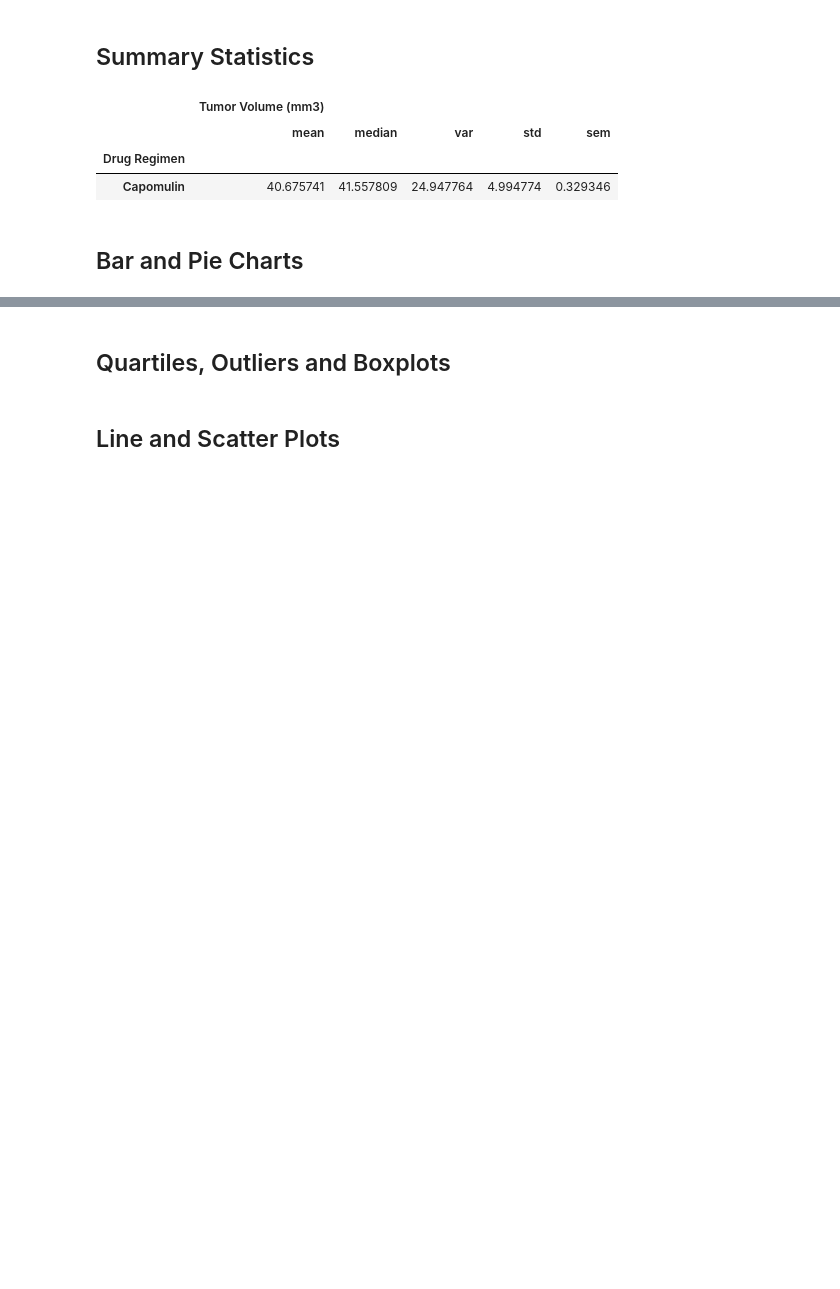
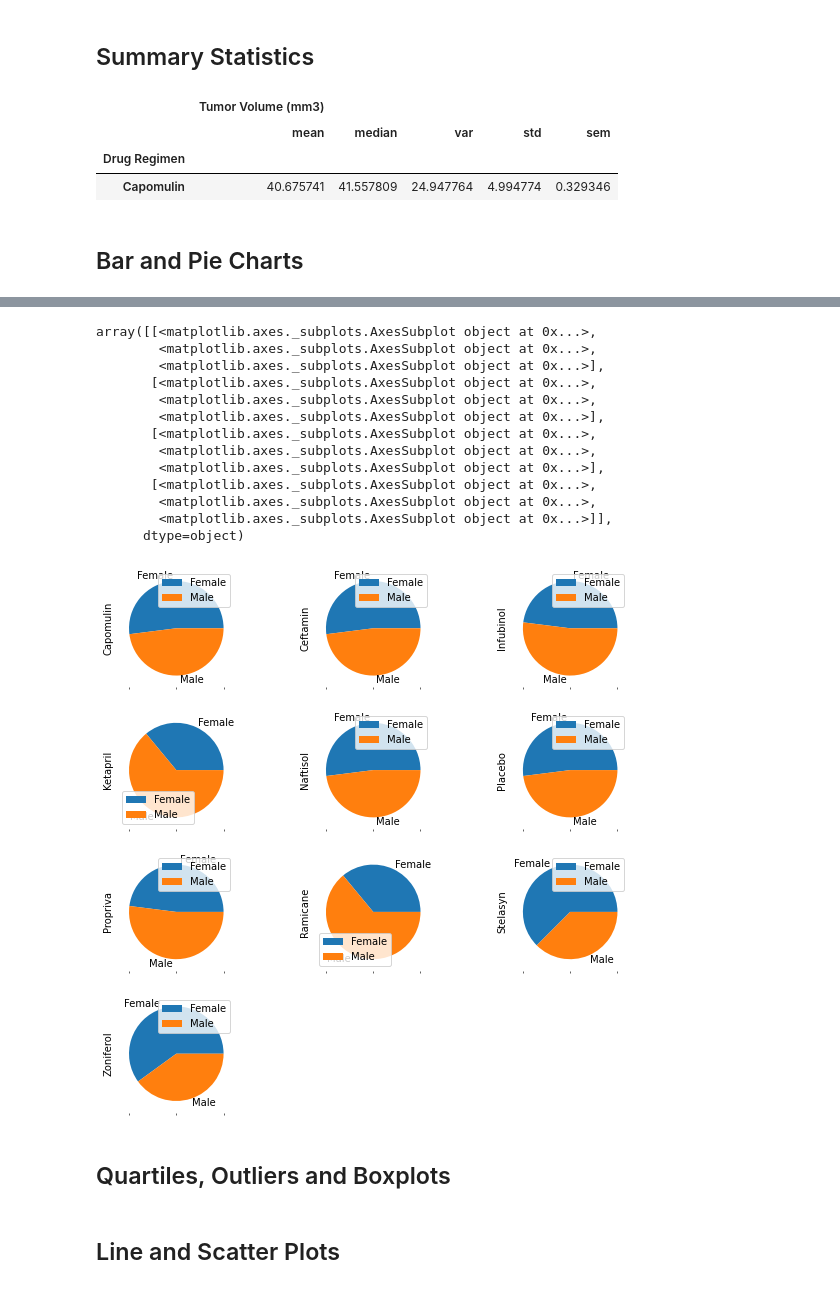
Before and after one commit to engeljason/matplotlib_playground, a Jupyter notebook: Pymaceuticals/pymaceuticals.ipynb, the cells around one changed output, grey strips where cells are left out. Cells and saved outputs as stored; diff of their text form; code cells hidden in the pictures; blank space fills up the shorter version.

```diff
--- a/Pymaceuticals/pymaceuticals.ipynb
+++ b/Pymaceuticals/pymaceuticals.ipynb
@@ -79,6 +84,22 @@ volume_summary_df.head(1)
 # Generate a bar plot showing the total number of timepoints for all mice tested for each drug regimen using pyplot.
 # %%
 # Generate a pie plot showing the distribution of female versus male mice using Pandas
+mouse_metadata_df.groupby(["Drug Regimen"])["Sex"].value_counts().unstack("Drug Regimen").plot(kind = "pie", subplots = True, layout = (4,-1), figsize = (10,10))
+# %% [output]
+array([[<matplotlib.axes._subplots.AxesSubplot object at 0x...>,
+        <matplotlib.axes._subplots.AxesSubplot object at 0x...>,
+        <matplotlib.axes._subplots.AxesSubplot object at 0x...>],
+       [<matplotlib.axes._subplots.AxesSubplot object at 0x...>,
+        <matplotlib.axes._subplots.AxesSubplot object at 0x...>,
+        <matplotlib.axes._subplots.AxesSubplot object at 0x...>],
+       [<matplotlib.axes._subplots.AxesSubplot object at 0x...>,
+        <matplotlib.axes._subplots.AxesSubplot object at 0x...>,
+        <matplotlib.axes._subplots.AxesSubplot object at 0x...>],
+       [<matplotlib.axes._subplots.AxesSubplot object at 0x...>,
+        <matplotlib.axes._subplots.AxesSubplot object at 0x...>,
+        <matplotlib.axes._subplots.AxesSubplot object at 0x...>]],
+      dtype=object)
+[figure, added]
 # %%
 # Generate a pie plot showing the distribution of female versus male mice using pyplot
 # %% [markdown]
```
Also changed, not shown: parts of 1 cell of this notebook.
